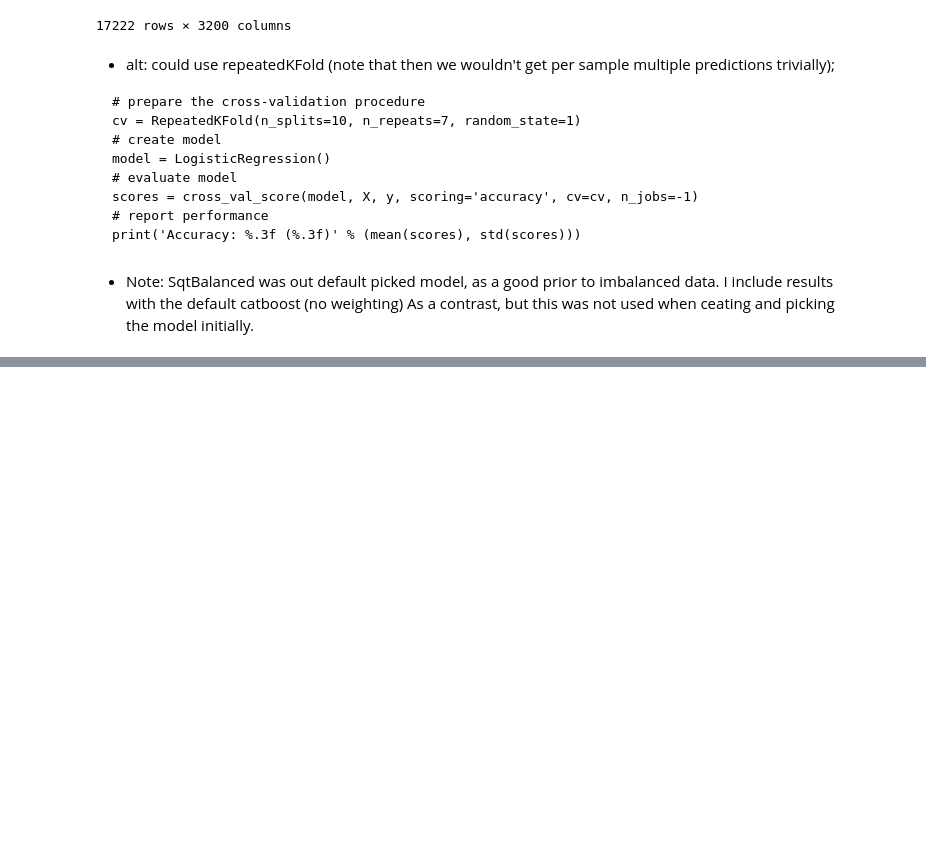
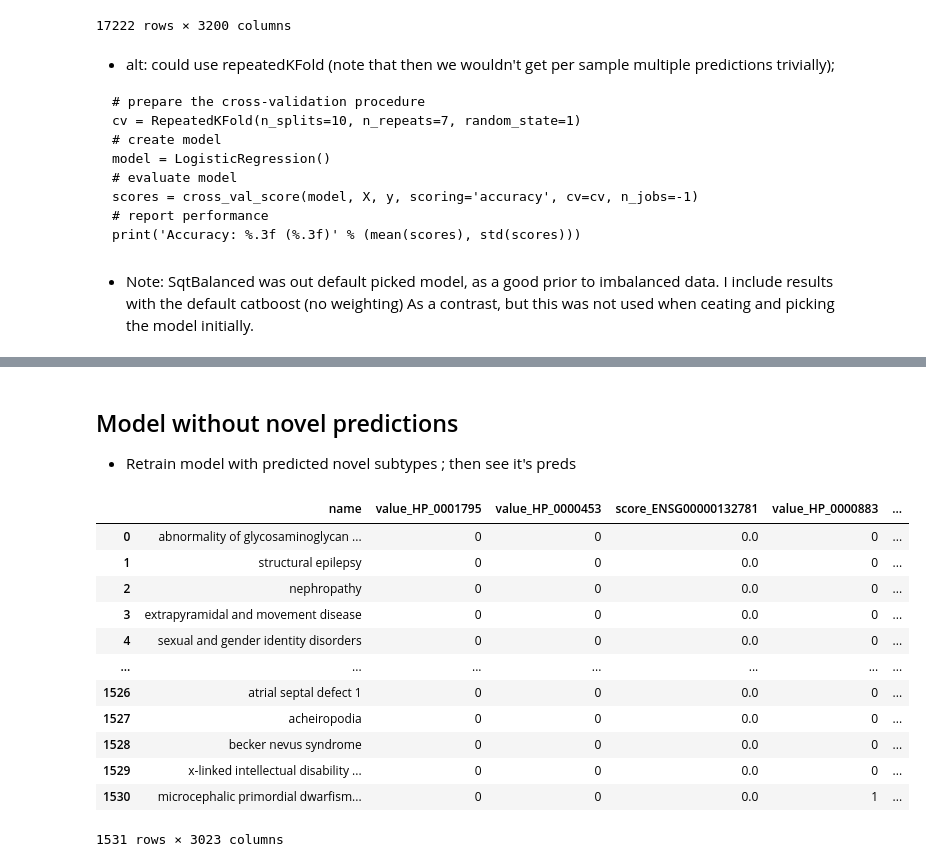
Before and after one commit to ddofer/OpenTargets-DiseaseSubtype, a Jupyter notebook: disease_hierarchy-CompareMLModels.ipynb, the cells around one changed output, grey strips where cells are left out. Drawn from its saved outputs; the diff is of its cells as text; code cells hidden in the pictures; blank space fills up the shorter version.

```diff
--- a/disease_hierarchy-CompareMLModels.ipynb
+++ b/disease_hierarchy-CompareMLModels.ipynb
@@ -536,0 +509,20 @@ Wall time: 5min 6s
+# %% [markdown]
+## Model without novel predictions
+* Retrain model with predicted novel subtypes ; then see it's preds
+# %%
+df_novel_preds = pd.read_csv("./outputs/S1-candidate_errors.csv")
+df_novel_preds
+# %% [output]
+|  | name | value_HP_0001795 | value_HP_0000453 | score_ENSG00000132781 | value_HP_0000883 | ... |
+| 0 | abnormality of glycosaminoglycan ... | 0 | 0 | 0.0 | 0 | ... |
+| 1 | structural epilepsy | 0 | 0 | 0.0 | 0 | ... |
+| 2 | nephropathy | 0 | 0 | 0.0 | 0 | ... |
+| 3 | extrapyramidal and movement disease | 0 | 0 | 0.0 | 0 | ... |
+| 4 | sexual and gender identity disorders | 0 | 0 | 0.0 | 0 | ... |
+| ... | ... | ... | ... | ... | ... | ... |
+| 1526 | atrial septal defect 1 | 0 | 0 | 0.0 | 0 | ... |
+| 1527 | acheiropodia | 0 | 0 | 0.0 | 0 | ... |
+| 1528 | becker nevus syndrome | 0 | 0 | 0.0 | 0 | ... |
+| 1529 | x-linked intellectual disability ... | 0 | 0 | 0.0 | 0 | ... |
+| 1530 | microcephalic primordial dwarfism... | 0 | 0 | 0.0 | 1 | ... |
+1531 rows × 3023 columns
```
Also changed, not shown: parts of 17 cells of this notebook, 3 other files.
